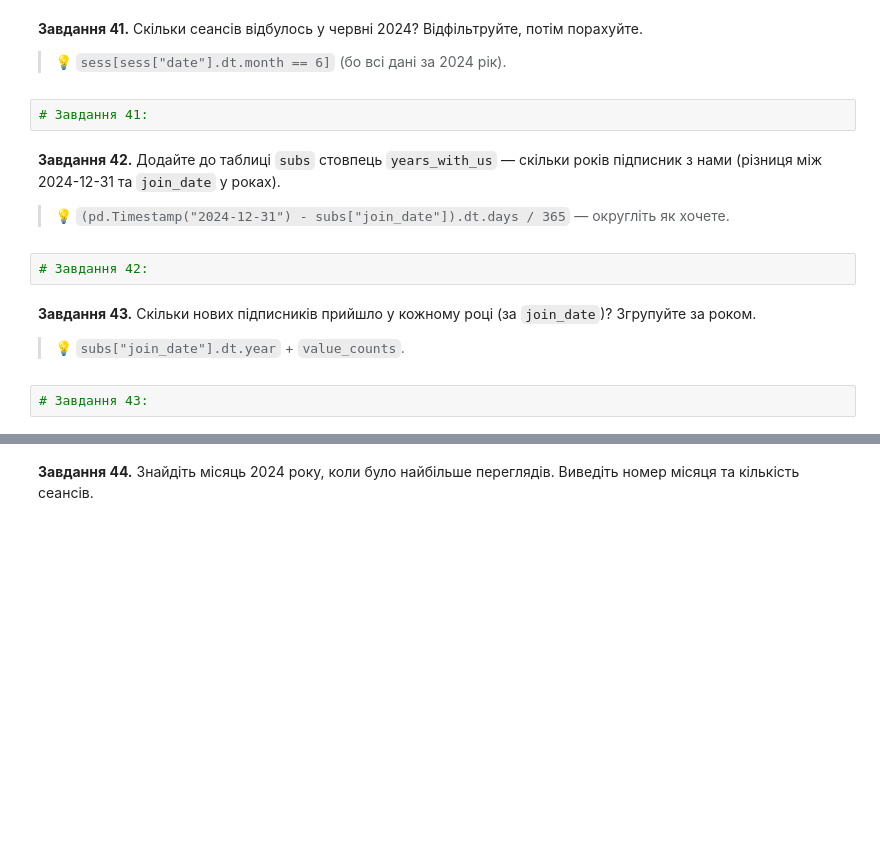
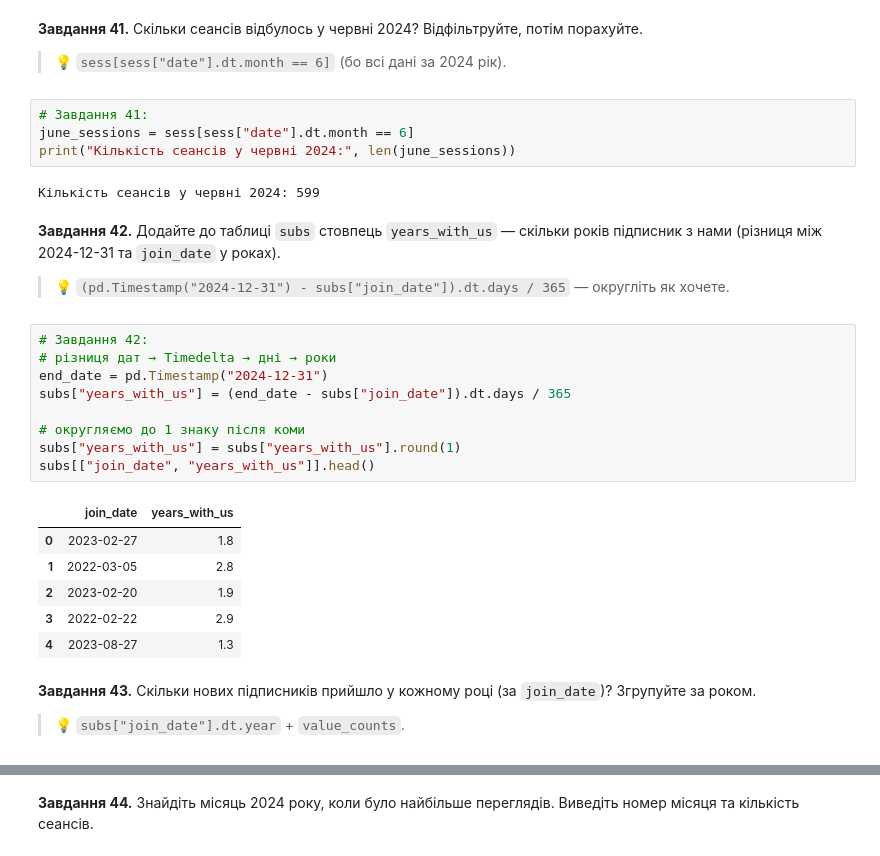
Before and after one commit to DymaStar/DTA_2026, a Jupyter notebook: HW/HW_DimaStar2905Nazar80_"pandas_viz_practice_ipynb".ipynb, the cells around one changed output, grey strips where cells are left out. Cells and saved outputs as stored; diff of their text form; blank space fills up the shorter version.

```diff
--- a/HW/HW_DimaStar2905Nazar80_"pandas_viz_practice_ipynb".ipynb
+++ b/HW/HW_DimaStar2905Nazar80_"pandas_viz_practice_ipynb".ipynb
@@ -856,17 +856,33 @@ dtype: int64
 **Завдання 41.** Скільки сеансів відбулось у червні 2024? Відфільтруйте, потім порахуйте.
 
 > 💡 `sess[sess["date"].dt.month == 6]` (бо всі дані за 2024 рік).
-# %%
-# Завдання 41:
+# %%
+# Завдання 41:
+june_sessions = sess[sess["date"].dt.month == 6]
+print("Кількість сеансів у червні 2024:", len(june_sessions))
+# %% [output]
+Кількість сеансів у червні 2024: 599
 # %% [markdown]
 **Завдання 42.** Додайте до таблиці `subs` стовпець `years_with_us` — скільки років підписник з нами (різниця між 2024-12-31 та `join_date` у роках).
 
 > 💡 `(pd.Timestamp("2024-12-31") - subs["join_date"]).dt.days / 365` — округліть як хочете.
-# %%
-# Завдання 42:
+# %%
+# Завдання 42:
+# різниця дат → Timedelta → дні → роки
+end_date = pd.Timestamp("2024-12-31")
+subs["years_with_us"] = (end_date - subs["join_date"]).dt.days / 365
+
+# округляємо до 1 знаку після коми
+subs["years_with_us"] = subs["years_with_us"].round(1)
+subs[["join_date", "years_with_us"]].head()
+# %% [output]
+|  | join_date | years_with_us |
+| 0 | 2023-02-27 | 1.8 |
+| 1 | 2022-03-05 | 2.8 |
+| 2 | 2023-02-20 | 1.9 |
+| 3 | 2022-02-22 | 2.9 |
+| 4 | 2023-08-27 | 1.3 |
 # %% [markdown]
 **Завдання 43.** Скільки нових підписників прийшло у кожному році (за `join_date`)? Згрупуйте за роком.
 
 > 💡 `subs["join_date"].dt.year` + `value_counts`.
-# %%
-# Завдання 43:
```
Also changed, not shown: parts of 3 cells of this notebook.
